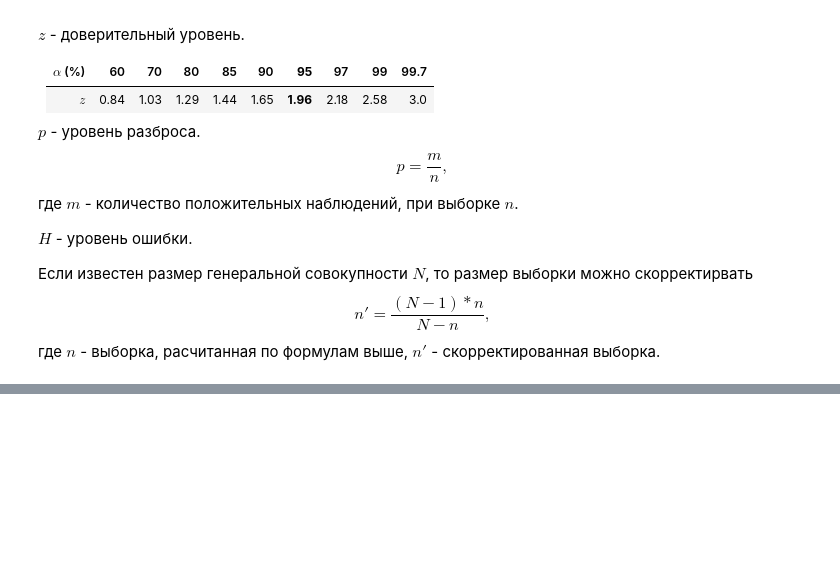
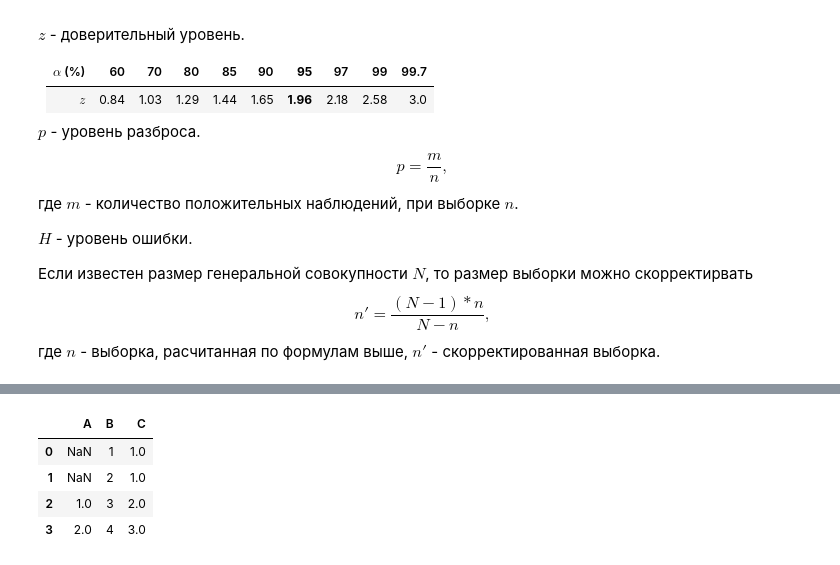
Before and after one commit to Cyber-Zhaba/DataAnalysisSummary, a Jupyter notebook: Summary.ipynb, the cells around one changed output, grey strips where cells are left out. Cells and saved outputs as stored; diff of their text form; code cells hidden in the pictures; blank space fills up the shorter version.

```diff
--- a/Summary.ipynb
+++ b/Summary.ipynb
@@ -221,0 +249,8 @@ $H$ - уровень ошибки.
+# %%
+anomalies_df.ffill(limit=1) # Заполнить пропуски последним значением, limit - максимальное количество заполнений от известного значения
+# %% [output]
+|  | A | B | C |
+| 0 | NaN | 1 | 1.0 |
+| 1 | NaN | 2 | 1.0 |
+| 2 | 1.0 | 3 | 2.0 |
+| 3 | 2.0 | 4 | 3.0 |
```
Also changed, not shown: parts of 15 cells of this notebook.
